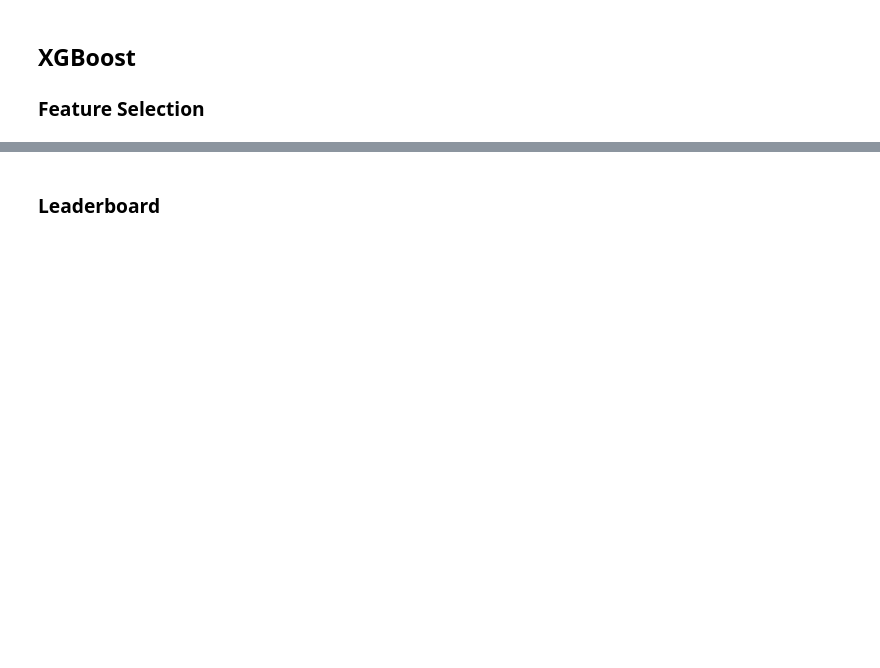
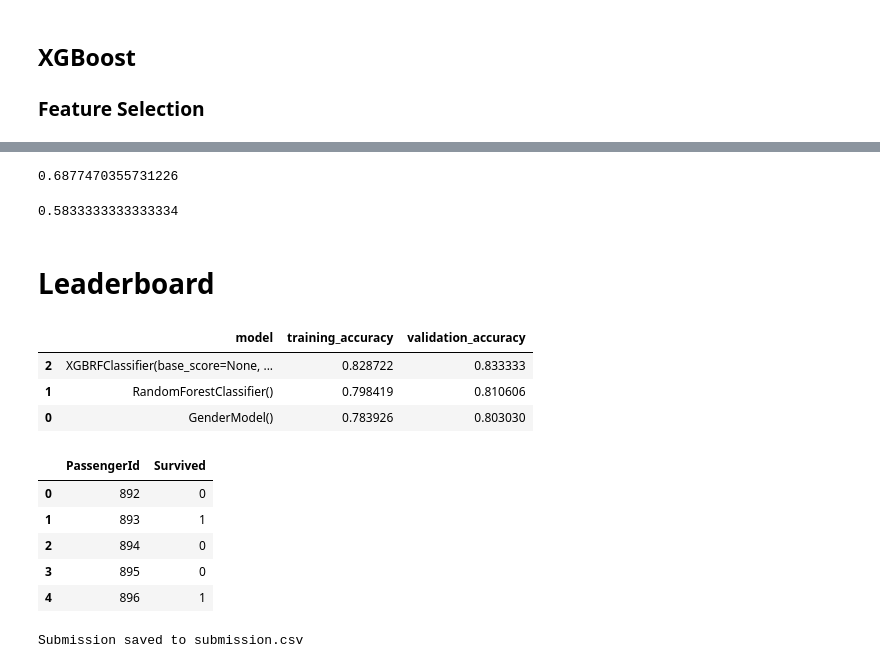
Before and after one commit to SeanCooke/titanic, a Jupyter notebook: titanic.ipynb, the cells around one changed output, grey strips where cells are left out. Saved outputs shown, nothing was run; the diff lists cells and outputs as text; code cells hidden in the pictures; blank space fills up the shorter version.

```diff
--- a/titanic.ipynb
+++ b/titanic.ipynb
@@ -112,23 +112,6 @@ def get_deck(row: pd.Series) -> str:
     else:
         return 'Numeric'
 # %%
-"""
-TODO: train XGBoost with below parameters:
-
-model_input_columns = ['Fare',
-                       'family_bucket_1',
-                       'family_bucket_2',
-                       'family_bucket_3',
-                       'has_cabin',
-                       'is_male',
-                       'has_age',
-                       'age_bin',
-                       'is_child',
-                       'class_1',
-                       'class_2',
-                       'class_3'
-                      ]
-"""
 def preprocess(X: pd.DataFrame) -> pd.DataFrame:
     """
     Generates relevant features to predict whether a passenger survived the
@@ -170,7 +153,7 @@ def preprocess(X: pd.DataFrame) -> pd.DataFrame:
     # One hot encoding gender, embarkment location, Deck, cabin_first_char, and
     # family_size.
     X_preprocessed = pd.get_dummies(X_preprocessed, columns=[
-        'Embarked', 'Deck', 'cabin_first_char', 'family_size'])
+        'cabin_first_char', 'Deck', 'Embarked', 'family_size', 'Pclass'])
     return X_preprocessed
 # %% [markdown]
 # Models
@@ -293,8 +284,9 @@ evaluate_model(
 ## XGBoost
 ### Feature Selection
 # %%
-features_xgb = ["is_male", "Age", "Fare", "Pclass", "family_size_alone",
-                "family_size_small", "family_size_big"]
+features_xgb = ['Age', 'Fare', 'P_class_2', 'Pclass_1', 'Pclass_3',
+                'family_size_alone', 'family_size_big', 'family_size_small',
+                'is_child', 'is_male', 'no_cabin']
 
 X_train_preprocessed_xgb = preprocess(X_train).reindex(
     columns=features_xgb, fill_value=0)
@@ -304,15 +296,14 @@ X_train_preprocessed_xgb = preprocess(X_train).reindex(
 X_val_preprocessed_xgb = preprocess(X_val).reindex(
     columns=features_xgb, fill_value=0)
 # %%
-# TODO: XGBoost is overfitting my training data.
-
 # Trying ~100 combinations takes about 1 minute.
 param_grid_xgb = [{
-    'subsample': np.arange(0.3, 0.8, 0.1),
-    'colsample_bynode': np.arange(0.3, 0.8, 0.1),
-    'max_depth': [3, 5, 7],
-    'min_child_weight': [1, 3, 5],
-    'gamma': [0, 0.1, 0.2]
+    'n_estimators': [100],
+    'max_depth': [3],
+    'learning_rate': [1],
+    'subsample': [.9],
+    'colsample_bytree': [1],
+    'gamma': [1]
 }]
 
 start_time = datetime.datetime.now()
@@ -336,5 +426,13 @@ evaluate_model(model=xgboost_model, X_train=X_train_preprocessed_xgb,
+# %%
+accuracy_score(y_pred_train, y_train)
+# %% [output]
+0.6877470355731226
+# %%
+accuracy_score(y_pred_val, y_val)
+# %% [output]
+0.5833333333333334
 # %% [markdown]
-### Leaderboard
+# Leaderboard
 # %%
 # Adding models to the Leaderboard.
 gender_model_evaluation = evaluate_model(
@@ -355,18 +453,32 @@ gender_model_evaluation, random_forest_evaluation, xgb_evaluation])
 leaderboard.sort_values(by='validation_accuracy', ascending=False, inplace=True)
 
 leaderboard.head(len(leaderboard))
+# %% [output]
+|  | model | training_accuracy | validation_accuracy |
+| 2 | XGBRFClassifier(base_score=None, ... | 0.828722 | 0.833333 |
+| 1 | RandomForestClassifier() | 0.798419 | 0.810606 |
+| 0 | GenderModel() | 0.783926 | 0.803030 |
 # %%
 # Predicting on X_test.
-X_test_preprocessed_rf = preprocess(X_test).reindex(
-    columns=features_rf, fill_value=0)
-y_pred_test = random_forest_model.predict(X_test_preprocessed_rf)
+X_test_preprocessed_xgb = preprocess(X_test).reindex(
+    columns=features_xgb, fill_value=0)
+y_pred_test = xgboost_model.predict(X_test_preprocessed_xgb)
 
 submission_df = pd.DataFrame({
     "PassengerId": X_test.PassengerId,
     "Survived": y_pred_test
 })
 
 submission_df.head()
+# %% [output]
+|  | PassengerId | Survived |
+| 0 | 892 | 0 |
+| 1 | 893 | 1 |
+| 2 | 894 | 0 |
+| 3 | 895 | 0 |
+| 4 | 896 | 1 |
 # %%
 submission_df.to_csv('submission.csv', index=False)
 print("Submission saved to submission.csv")
+# %% [output]
+Submission saved to submission.csv
```
Also changed, not shown: parts of 11 cells of this notebook.
